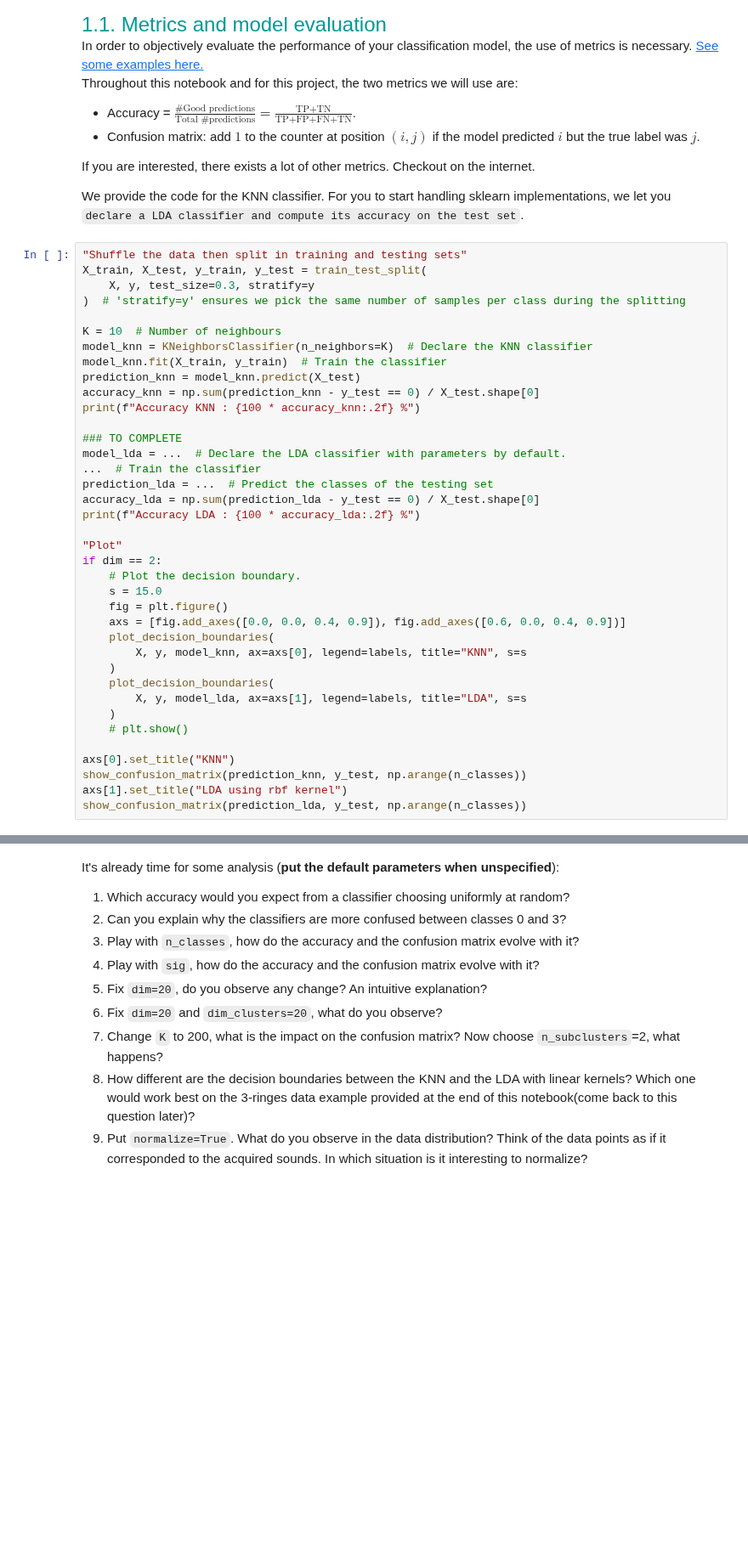
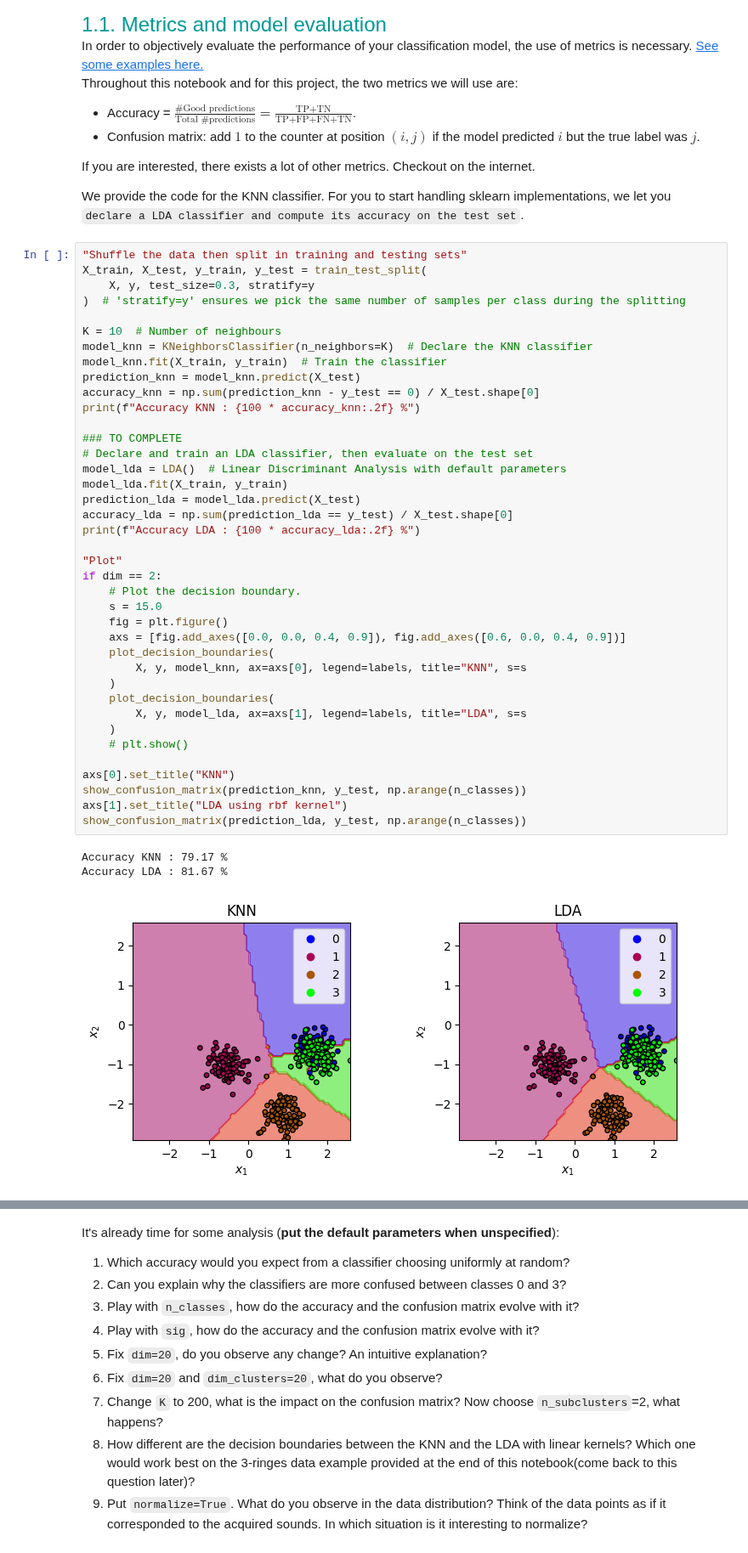
Before and after one commit to LELEC210X/LELEC210X, a Jupyter notebook: classification/h5a1_toy.ipynb, the cells around one changed output, grey strips where cells are left out. Shown at 85% size. Saved outputs shown, nothing was run; the diff lists cells and outputs as text; blank space fills up the shorter version.

```diff
--- a/classification/h5a1_toy.ipynb
+++ b/classification/h5a1_toy.ipynb
@@ -117,34 +120,39 @@ X_train, X_test, y_train, y_test = train_test_split(
 )  # 'stratify=y' ensures we pick the same number of samples per class during the splitting
 
 K = 10  # Number of neighbours
 model_knn = KNeighborsClassifier(n_neighbors=K)  # Declare the KNN classifier
 model_knn.fit(X_train, y_train)  # Train the classifier
 prediction_knn = model_knn.predict(X_test)
 accuracy_knn = np.sum(prediction_knn - y_test == 0) / X_test.shape[0]
 print(f"Accuracy KNN : {100 * accuracy_knn:.2f} %")
 
 ### TO COMPLETE
-model_lda = ...  # Declare the LDA classifier with parameters by default.
-...  # Train the classifier
-prediction_lda = ...  # Predict the classes of the testing set
-accuracy_lda = np.sum(prediction_lda - y_test == 0) / X_test.shape[0]
+# Declare and train an LDA classifier, then evaluate on the test set
+model_lda = LDA()  # Linear Discriminant Analysis with default parameters
+model_lda.fit(X_train, y_train)
+prediction_lda = model_lda.predict(X_test)
+accuracy_lda = np.sum(prediction_lda == y_test) / X_test.shape[0]
 print(f"Accuracy LDA : {100 * accuracy_lda:.2f} %")
 
 "Plot"
 if dim == 2:
     # Plot the decision boundary.
     s = 15.0
     fig = plt.figure()
     axs = [fig.add_axes([0.0, 0.0, 0.4, 0.9]), fig.add_axes([0.6, 0.0, 0.4, 0.9])]
     plot_decision_boundaries(
         X, y, model_knn, ax=axs[0], legend=labels, title="KNN", s=s
     )
     plot_decision_boundaries(
         X, y, model_lda, ax=axs[1], legend=labels, title="LDA", s=s
     )
     # plt.show()
 
 axs[0].set_title("KNN")
 show_confusion_matrix(prediction_knn, y_test, np.arange(n_classes))
 axs[1].set_title("LDA using rbf kernel")
 show_confusion_matrix(prediction_lda, y_test, np.arange(n_classes))
+# %% [output]
+Accuracy KNN : 79.17 %
+Accuracy LDA : 81.67 %
+[figure, added]
```
Also changed, not shown: parts of 7 cells of this notebook, 7 other files.
